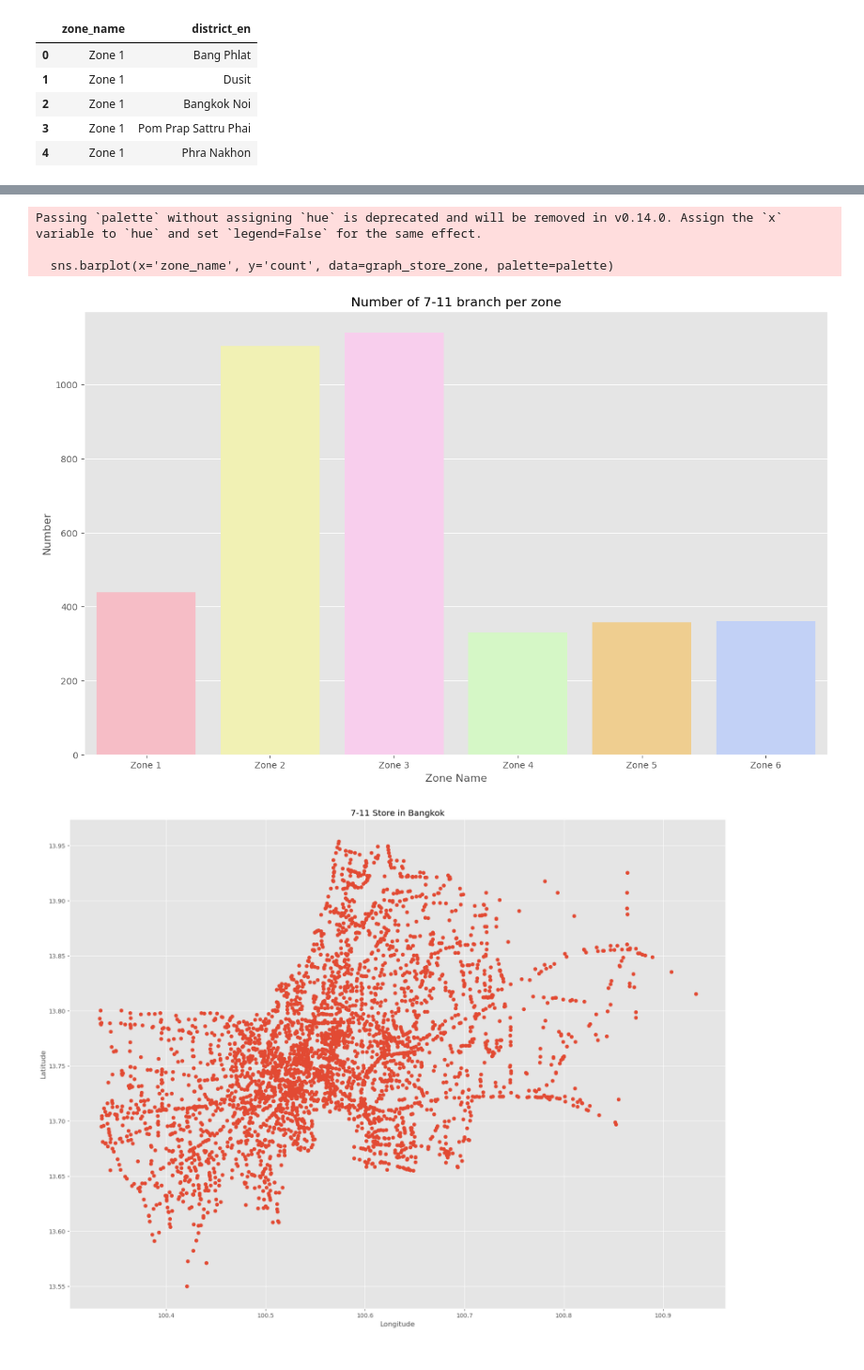
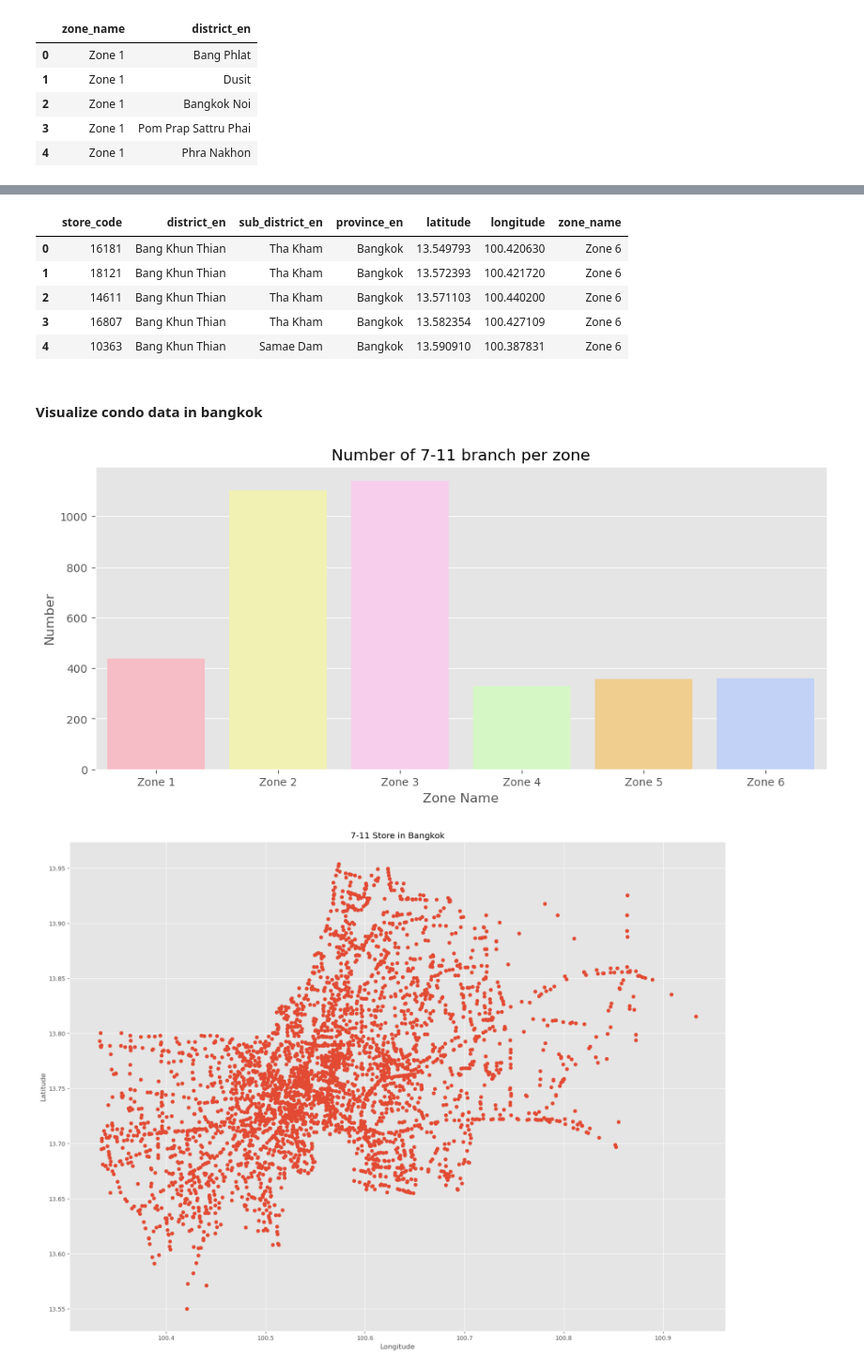
Before and after one commit to utthawit/project_2, a Jupyter notebook: code/02_EDA.ipynb, the cells around one changed output, grey strips where cells are left out. Shown at 94% size. Cells and saved outputs as stored; diff of their text form; code cells hidden in the pictures.

```diff
--- a/code/02_EDA.ipynb
+++ b/code/02_EDA.ipynb
@@ -49,19 +28,31 @@ store_zone
+# %%
+# Merge store with Bangkok zone
+store_zone_df = pd.merge(left=store_df, right=bkk_zone_df)
+# %%
+# review store with zone name
+store_zone_df.head()
+# %% [output]
+|  | store_code | district_en | sub_district_en | province_en | latitude | longitude | zone_name |
+| 0 | 16181 | Bang Khun Thian | Tha Kham | Bangkok | 13.549793 | 100.420630 | Zone 6 |
+| 1 | 18121 | Bang Khun Thian | Tha Kham | Bangkok | 13.572393 | 100.421720 | Zone 6 |
+| 2 | 14611 | Bang Khun Thian | Tha Kham | Bangkok | 13.571103 | 100.440200 | Zone 6 |
+| 3 | 16807 | Bang Khun Thian | Tha Kham | Bangkok | 13.582354 | 100.427109 | Zone 6 |
+| 4 | 10363 | Bang Khun Thian | Samae Dam | Bangkok | 13.590910 | 100.387831 | Zone 6 |
+# %% [markdown]
+#### Visualize condo data in bangkok
 # %%
 # count store group by zone name
-graph_store_zone = store_zone.groupby('zone_name')['province_en'].value_counts().reset_index()
+graph_store_zone = store_zone_df.groupby('zone_name')['province_en'].value_counts().reset_index()
 # %%
 # plot number of store per zone
-plt.figure(figsize=(15,9))
-sns.barplot(x='zone_name', y='count', data=graph_store_zone, palette=palette)
+plt.figure(figsize=(12,5))
+sns.barplot(x='zone_name', y='count', hue='zone_name', data=graph_store_zone, palette=palette)
 plt.xlabel('Zone Name')
 plt.ylabel('Number')
 plt.title('Number of 7-11 branch per zone');
 plt.savefig('../figures/zone_store_711.png')
 # %% [output]
-Passing `palette` without assigning `hue` is deprecated and will be removed in v0.14.0. Assign the `x` variable to `hue` and set `legend=False` for the same effect.
-
-  sns.barplot(x='zone_name', y='count', data=graph_store_zone, palette=palette)
-[figure, old version]
+[figure, new version]
 # %%
 plt.figure(figsize=(20,15))
 plt.scatter(x=store_df['longitude'], y=store_df['latitude'])
```
Also changed, not shown: parts of 23 cells of this notebook, 10 other files.
